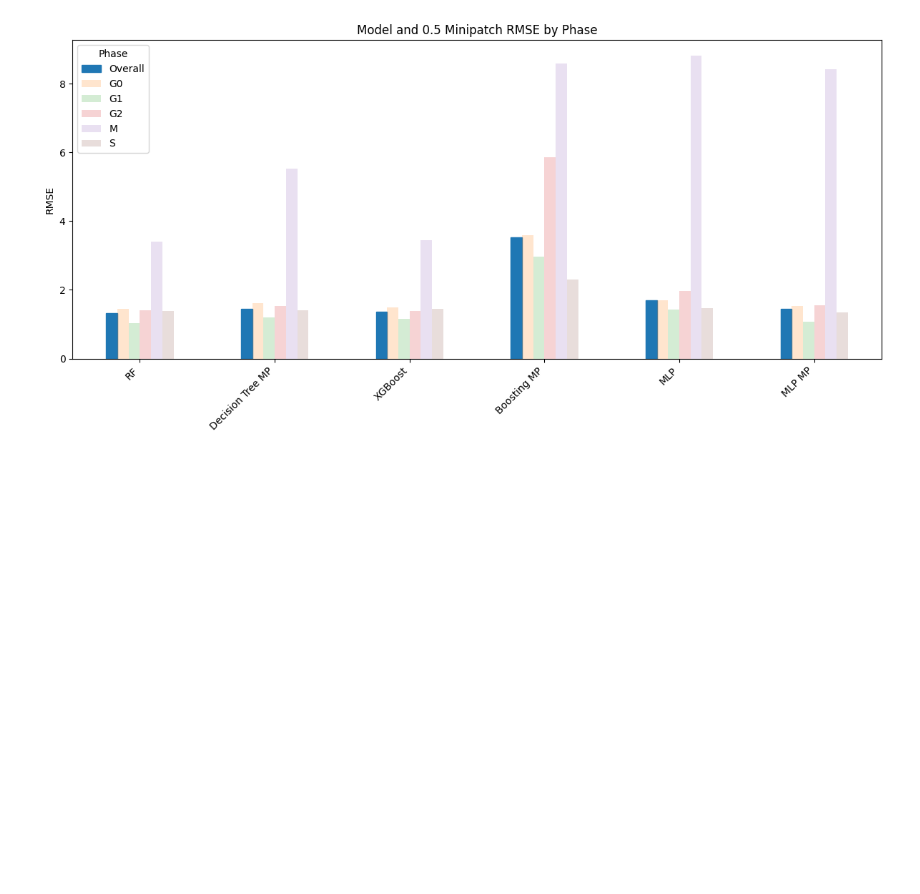
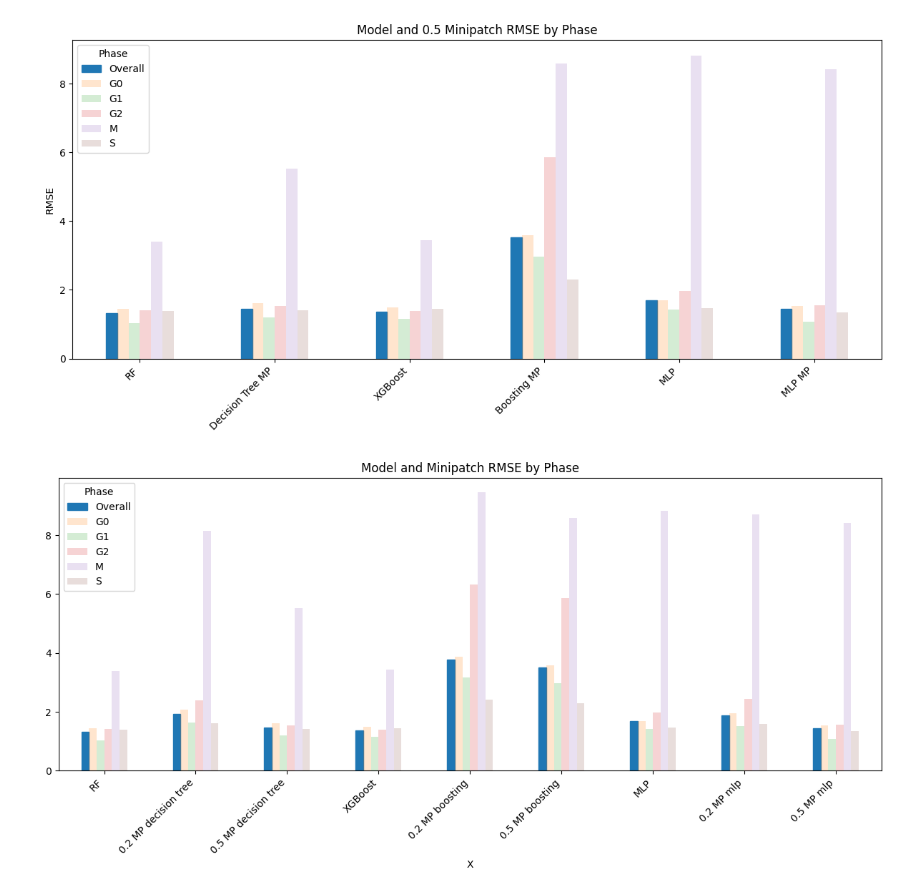
Before and after one commit to mariahgloehr/IICD, a Jupyter notebook: Bar Plot/minipatch_plot.ipynb, the cells around one changed output. Drawn from its saved outputs; the diff is of its cells as text; code cells hidden in the pictures; blank space fills up the shorter version.

Commit message:
plotting all minipatch results (both 0.2 and 0.5 sizes)

```diff
--- a/Bar Plot/minipatch_plot.ipynb
+++ b/Bar Plot/minipatch_plot.ipynb
@@ -75,3 +75,25 @@ plt.tight_layout()
 plt.show()
 # %% [output]
 [figure]
+# %%
+full_df = pd.read_csv("/Users/mariahloehr/IICD/IICD/Bar Plot/all_minipatch_results.csv", index_col=0)
+# %%
+# Plot all bars
+ax = full_df.plot(kind="bar", figsize=(12, 6), alpha=0.2)  # dim all bars
+
+# Highlight "Overall" bars
+overall_bars = ax.containers[0]  # "Overall" is usually the first container
+for bar in overall_bars:
+    bar.set_alpha(1.0)           # full opacity
+    bar.set_color('tab:blue')    # standout color (optional)
+
+# Style
+plt.title("Model and Minipatch RMSE by Phase")
+plt.ylabel("RMSE")
+plt.ylabel("")
+plt.xticks(rotation=45, ha='right')
+plt.legend(title="Phase")
+plt.tight_layout()
+plt.show()
+# %% [output]
+[figure, added]
```
Also changed, not shown: 3 other files.
